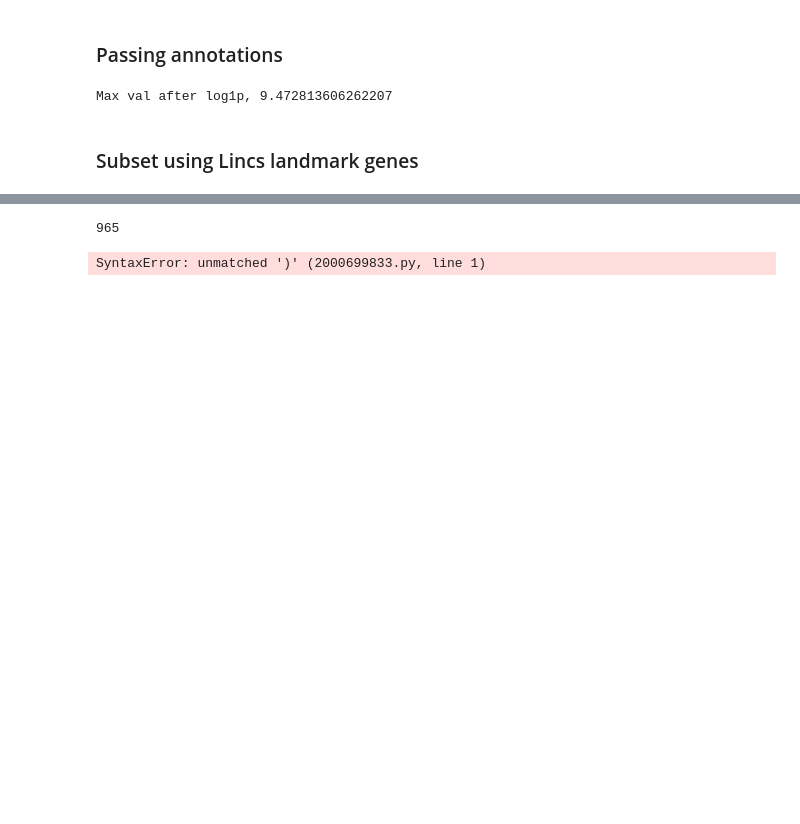
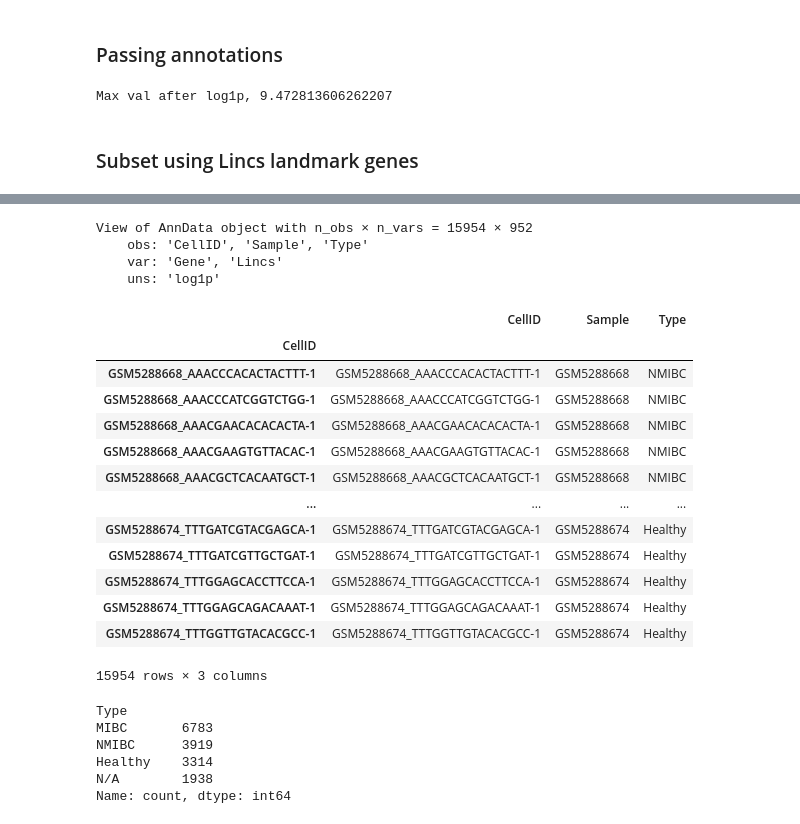
Before and after one commit to jingsday/blca_publication, a Jupyter notebook: blca_publication_Scripts/blca_Scripts_SVM/blca_Scripts_svm_prep.ipynb, the cells around one changed output, grey strips where cells are left out. Cells and saved outputs as stored; diff of their text form; code cells hidden in the pictures; blank space fills up the shorter version.

```diff
--- a/blca_publication_Scripts/blca_Scripts_SVM/blca_Scripts_svm_prep.ipynb
+++ b/blca_publication_Scripts/blca_Scripts_SVM/blca_Scripts_svm_prep.ipynb
@@ -62,0 +45,3 @@ display(adata.var)
+# %%
+common_mouse_genes= list(set(adata.var.index).intersection(set(m_h_conversion.index)))
+len(common_mouse_genes)
@@ -62,0 +50,10 @@ display(adata.var)
+# %%
+# Iterate over common genes and use .at for proper assignment
+adata.var['Lincs'] = np.nan
+for i in common_mouse_genes:
+    if i in m_h_conversion.index:
+        # Use .at for efficient and correct value assignment
+        adata.var.at[i, 'Lincs'] = m_h_conversion.at[i, 'Human_Genes']
+
+display(adata.var)
+len(adata.var[adata.var['Lincs'].notnull()])
@@ -162,3 +121,0 @@ m_h_conversion[m_h_conversion['Human_Genes'] != m_h_conversion['Cap_Mouse_Genes'
-# %%
-for i in adata.var.index.intersection(landmark_gene_set):
-    adata.var.loc[i,'pre_m_h'] = m_h_df.loc[i,'hsapiens_homolog_associated_gene_name']
@@ -186,8 +121,0 @@ len(set(m_h_conversion['Mouse_Genes'].to_list()).intersection(set(adata.var['Gen
-# %%
-len(set(m_h_conversion['Human_Genes'].to_list()).intersection(landmark_gene_set))
-# %% [output]
-965
-# %%
-m_h_conversion['Mouse_Genes'].to_list()).intersection(set(adata.var['Gene'].to_list()).intersection(landmark_gene_set)
-# %% [output]
-SyntaxError: unmatched ')' (2000699833.py, line 1)
@@ -197,0 +122,35 @@ adata_subset = adata[:, adata.var['Human_gene'].isin(intersected_genes)].copy()
+# %%
+adata_lincs = adata[:, adata.var['Lincs'].notnull()]
+# %%
+adata_lincs
+# %% [output]
+View of AnnData object with n_obs × n_vars = 15954 × 952
+    obs: 'CellID', 'Sample', 'Type'
+    var: 'Gene', 'Lincs'
+    uns: 'log1p'
+# %%
+adata_lincs.obs['']
+# %% [output]
+|  | CellID | Sample | Type |
+| CellID |  |  |  |
+| GSM5288668_AAACCCACACTACTTT-1 | GSM5288668_AAACCCACACTACTTT-1 | GSM5288668 | NMIBC |
+| GSM5288668_AAACCCATCGGTCTGG-1 | GSM5288668_AAACCCATCGGTCTGG-1 | GSM5288668 | NMIBC |
+| GSM5288668_AAACGAACACACACTA-1 | GSM5288668_AAACGAACACACACTA-1 | GSM5288668 | NMIBC |
+| GSM5288668_AAACGAAGTGTTACAC-1 | GSM5288668_AAACGAAGTGTTACAC-1 | GSM5288668 | NMIBC |
+| GSM5288668_AAACGCTCACAATGCT-1 | GSM5288668_AAACGCTCACAATGCT-1 | GSM5288668 | NMIBC |
+| ... | ... | ... | ... |
+| GSM5288674_TTTGATCGTACGAGCA-1 | GSM5288674_TTTGATCGTACGAGCA-1 | GSM5288674 | Healthy |
+| GSM5288674_TTTGATCGTTGCTGAT-1 | GSM5288674_TTTGATCGTTGCTGAT-1 | GSM5288674 | Healthy |
+| GSM5288674_TTTGGAGCACCTTCCA-1 | GSM5288674_TTTGGAGCACCTTCCA-1 | GSM5288674 | Healthy |
+| GSM5288674_TTTGGAGCAGACAAAT-1 | GSM5288674_TTTGGAGCAGACAAAT-1 | GSM5288674 | Healthy |
+| GSM5288674_TTTGGTTGTACACGCC-1 | GSM5288674_TTTGGTTGTACACGCC-1 | GSM5288674 | Healthy |
+15954 rows × 3 columns
+# %%
+adata_lincs.obs['Type'].value_counts()
+# %% [output]
+Type
+MIBC       6783
+NMIBC      3919
+Healthy    3314
+N/A        1938
+Name: count, dtype: int64
```
Also changed, not shown: parts of 18 cells of this notebook.
